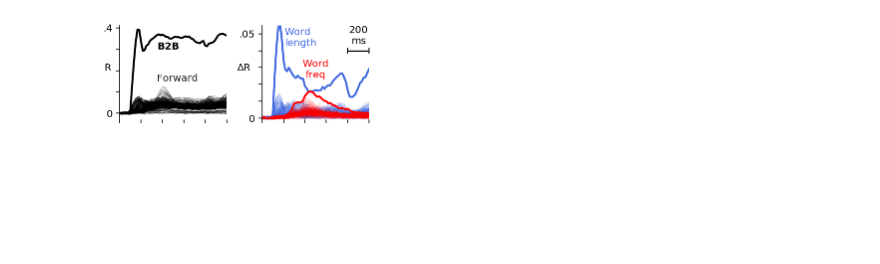
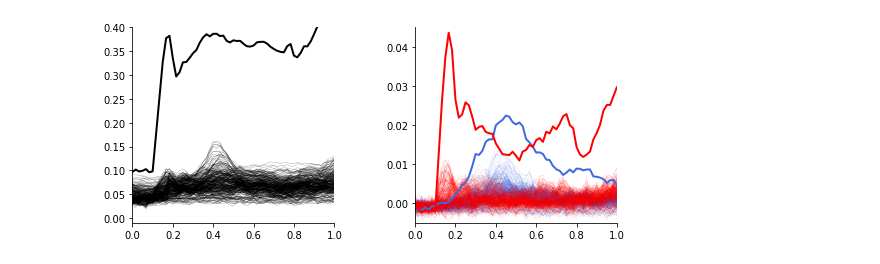
Before and after one commit to kingjr/b2b, a Jupyter notebook: code/meg_experiment/main-time-series.ipynb, the cells around one changed output. Cells and saved outputs as stored; diff of their text form; code cells hidden in the pictures; blank space fills up the shorter version.

```diff
--- a/code/meg_experiment/main-time-series.ipynb
+++ b/code/meg_experiment/main-time-series.ipynb
@@ -87,0 +86,3 @@ def run(subject, model_name, overwrite=False):
+# %%
+subject_info = log_files.iloc[0]
+H, H_r, K_r, times, features = run(subject_info, 'B2B', window=20, overwrite=False)
@@ -200,16 +182,0 @@ result =
-# %%
-fig, axes = plt.subplots(2, 1, figsize=[3, 4], sharex=True)
-H, H_r, K_r = result #get_results('B2B')
-# H_r = H_r[:, [1, 0]]
-# K_r = K_r[:, [1, 0]]
-scores = H_r - K_r
-#for s, c in zip(scores.T, ('royalblue', 'red')):
-r = 0*scores[:, 0]
-for s in scores.T:
-    r+=s
-    axes[1].plot(times, s, lw=2)
-axes[0].plot(times, np.mean(H_r, 1), color='k', lw=2)
-
-plt.xlabel('Time')
-#plt.xlim(0,  1.)
-plt.tight_layout()
@@ -218,14 +183,7 @@ plt.tight_layout()
 # %%
-fig, axes = plt.subplots(1, 2, figsize=[4, 1.7], sharex=True)
-# Legend
-lines = [
-    plt.plot([0], [0], color='k', lw=2)[0],
-    plt.plot([0], [0], color='k', linestyle=':', lw=.5)[0],
-    plt.plot([0], [0], color='red')[0],
-    plt.plot([0], [0], color='royalblue')[0],
-]
+fig, axes = plt.subplots(1, 2, figsize=[8, 3.5], sharex=True)
 
-H, H_r, K_r = get_results('Forward')
+H, H_r, K_r, times, features = get_results('Forward', 1)
 H_r = H_r[:, [1, 0]]
 K_r = K_r[:, [1, 0]]
 scores = H_r - K_r
@@ -234,7 +192,18 @@ for s, c in zip(scores.transpose(1,0,2), ('royalblue', 'red')):
 for s in H_r.transpose(1,0,2):
     axes[0].plot(times, s, color='k', linestyle=':', lw=.2)
 
-H, H_r, K_r = get_results('B2B')
+axes[1].set_xlim(times[0], times[-1])
+for ax in axes:
+    ax.spines['right'].set_visible(False)
+    ax.spines['top'].set_visible(False)
+
+plt.xlim(0,  1.)
+axes[0].set_xticks(np.arange(0, 1.001, .2))
+axes[0].set_ylim(-0.01,  .4)
+axes[1].set_ylim(-0.005,  .045)
+fig.savefig('forward.png', dpi=150)
+
+H, H_r, K_r, times, features = get_results('B2B', 1)
 H_r = H_r[:, [1, 0]]
 K_r = K_r[:, [1, 0]]
 scores = H_r - K_r
@@ -242,37 +211,18 @@ for s, c in zip(scores.T, ('royalblue', 'red')):
     axes[1].plot(times, s, color=c, lw=2)
 axes[0].plot(times, np.mean(H_r, 1), color='k', lw=2)
 
-axes[0].set_ylabel('R', labelpad=-5).set_rotation(0)
-axes[1].set_ylabel('ΔR', labelpad=-5).set_rotation(0)
-axes[1].set_xlim(times[0], times[-1])
-for ax in axes:
-    ax.spines['right'].set_visible(False)
-    ax.spines['top'].set_visible(False)
-    ax.spines['bottom'].set_visible(False)
 
-# plt.figlegend(lines, ('B2B', 'Forward', 'word frequency', 'word length'),
-#               columnspacing=1, handlelength=.8, handletextpad=.2,
-#               loc='upper center', ncol=4,
-#               bbox_to_anchor=(.5, 1.1))
-axes[0].set_yticks([0, .1, .2, .3, .4])
-axes[0].set_yticklabels(['0', '', '', '', '.4'])
-axes[1].set_yticks([0, .01, .02, .03, .04, .05])
-axes[1].set_ylim(-.001, 0.055)
-axes[1].set_yticklabels(['0', '', '', '', '', '.05'])
-#axes[0].set_xlabel('Time (ms)')
-#axes[1].set_xlabel('Time (ms)')
+if False:
+    H, H_r, K_r, times, features = get_results('B2B', 20)
+    H_r = H_r[:, [1, 0]]
+    K_r = K_r[:, [1, 0]]
+    scores = H_r - K_r
+    for s, c in zip(scores.T, ('royalblue', 'red')):
+        axes[1].plot(times, s, color=c, lw=2)
+    axes[0].plot(times, np.mean(H_r, 1), color='k', lw=2)
 
-axes[0].text(.35, .3, 'B2B', color='k', weight='bold')
-axes[0].text(.35, .15, 'Forward', color=[.1, .1, .1])
-
-axes[1].text(.5, .024, 'Word\nfreq', color='red', horizontalalignment='center')
-axes[1].text(.21, .043, 'Word\nlength', color='royalblue', horizontalalignment='left')
-
-axes[1].plot([.8, 1.], [.04, .04], color='k', marker='|')
-axes[1].text(.9, .044, '200\nms', color='k', horizontalalignment='center')
-
-plt.xlim(0,  1.)
-axes[0].set_xticks(np.arange(0, 1.001, .2))
-axes[0].set_xticklabels([])#['0', '', '', '', '', '500','', '', '', '', '1000'])
+axes[0].set_ylim(-0.01,  .4)
+axes[1].set_ylim(-0.005,  .045)
 plt.tight_layout()
+fig.savefig('b2b.png', dpi=150)
 # %% [output]
@@ -279 +231 @@ plt.tight_layout()
-[figure, old version]
+[figure, new version]
```
Also changed, not shown: parts of 20 cells of this notebook, 8 other files.
